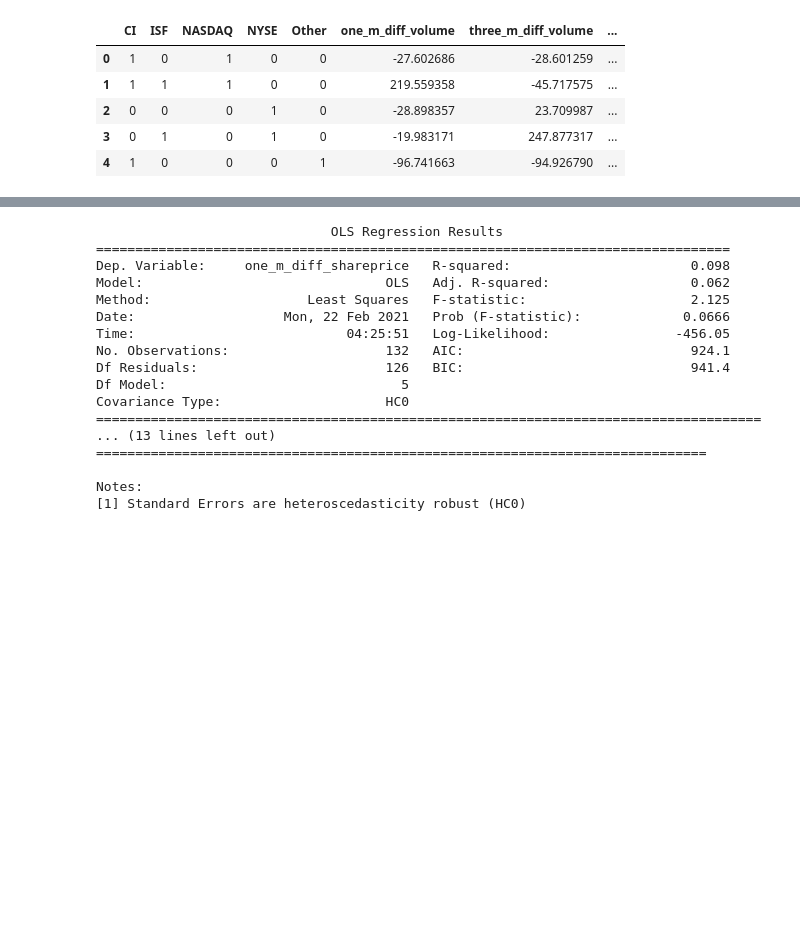
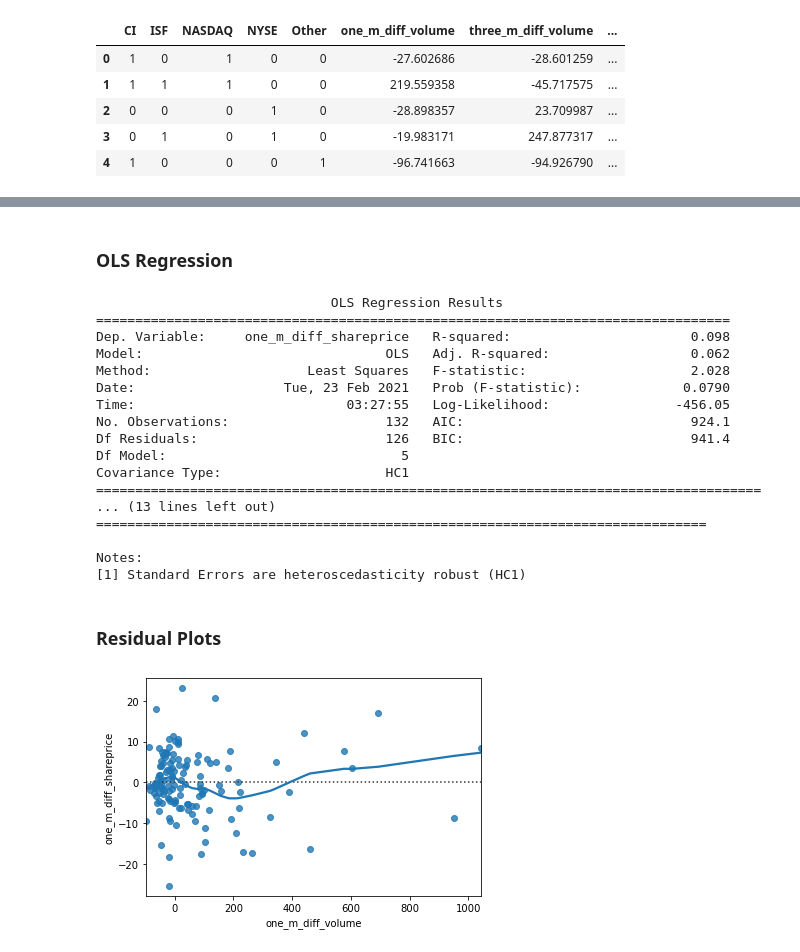
Before and after one commit to SolB77/Managerial-Economics-Senior-Thesis, a Jupyter notebook: Summary Statistics, Regression Analysis, and Visualizations.ipynb, the cells around one changed output, grey strips where cells are left out. Cells and saved outputs as stored; diff of their text form; code cells hidden in the pictures; blank space fills up the shorter version.

```diff
--- a/Summary Statistics, Regression Analysis, and Visualizations.ipynb
+++ b/Summary Statistics, Regression Analysis, and Visualizations.ipynb
@@ -28,21 +57,29 @@ data.describe()
+# %% [markdown]
+### OLS Regression
 # %%
-onemresult = sm.ols(formula="one_m_diff_shareprice ~ CI + ISF + NASDAQ + NYSE + one_m_diff_volume", data=data).fit(cov_type='HC0')
-print(onemresult.summary())
+onemresult1 = sm.ols(formula="one_m_diff_shareprice ~ CI + ISF + NASDAQ + NYSE + one_m_diff_volume", data=onemonthdata).fit(cov_type='HC1')
+print(onemresult1.summary())
 # %% [output]
                               OLS Regression Results
 =================================================================================
 Dep. Variable:     one_m_diff_shareprice   R-squared:                       0.098
 Model:                               OLS   Adj. R-squared:                  0.062
-Method:                    Least Squares   F-statistic:                     2.125
-Date:                   Mon, 22 Feb 2021   Prob (F-statistic):             0.0666
-Time:                           04:25:51   Log-Likelihood:                -456.05
+Method:                    Least Squares   F-statistic:                     2.028
+Date:                   Tue, 23 Feb 2021   Prob (F-statistic):             0.0790
+Time:                           03:27:55   Log-Likelihood:                -456.05
 No. Observations:                    132   AIC:                             924.1
 Df Residuals:                        126   BIC:                             941.4
 Df Model:                              5
-Covariance Type:                     HC0
+Covariance Type:                     HC1
 =====================================================================================
 ... (13 lines left out)
 ==============================================================================
 
 Notes:
-[1] Standard Errors are heteroscedasticity robust (HC0)
+[1] Standard Errors are heteroscedasticity robust (HC1)
+# %% [markdown]
+### Residual Plots
+# %%
+OneMResidvsVolume = sns.residplot(x='one_m_diff_volume',y='one_m_diff_shareprice',data=onemonthdata, robust=True, lowess=True)
+# %% [output]
+[figure, added]
```
Also changed, not shown: parts of 30 cells of this notebook, 1 other file.
